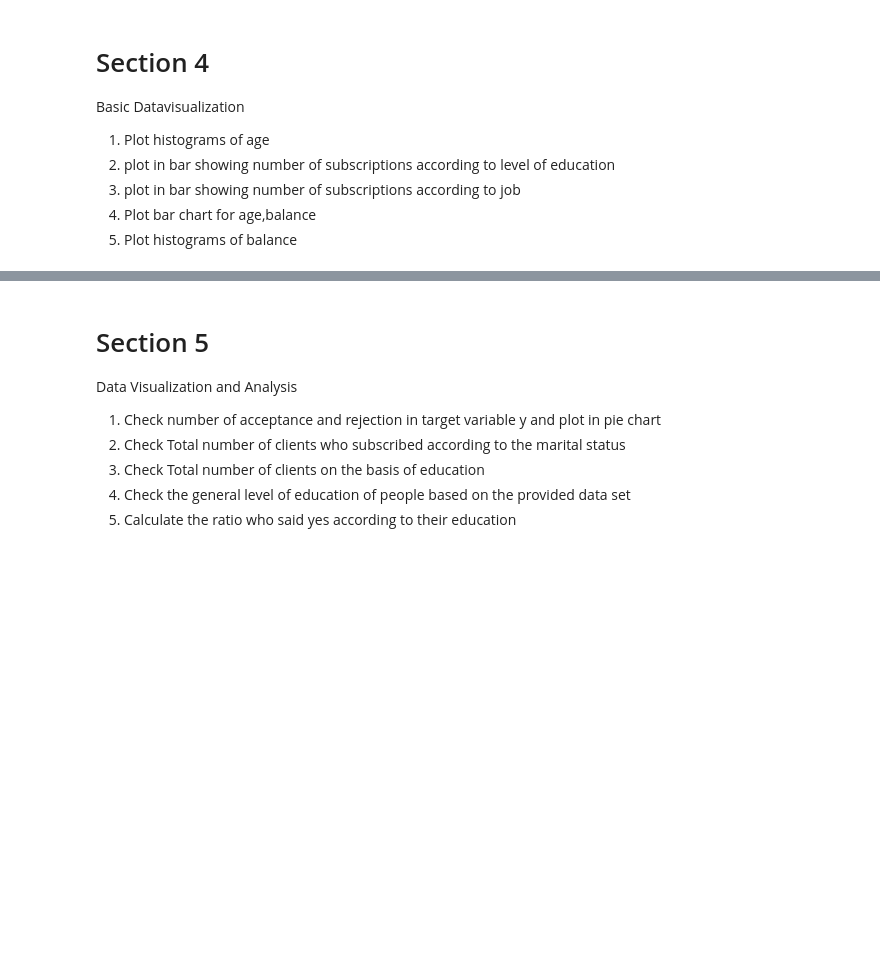
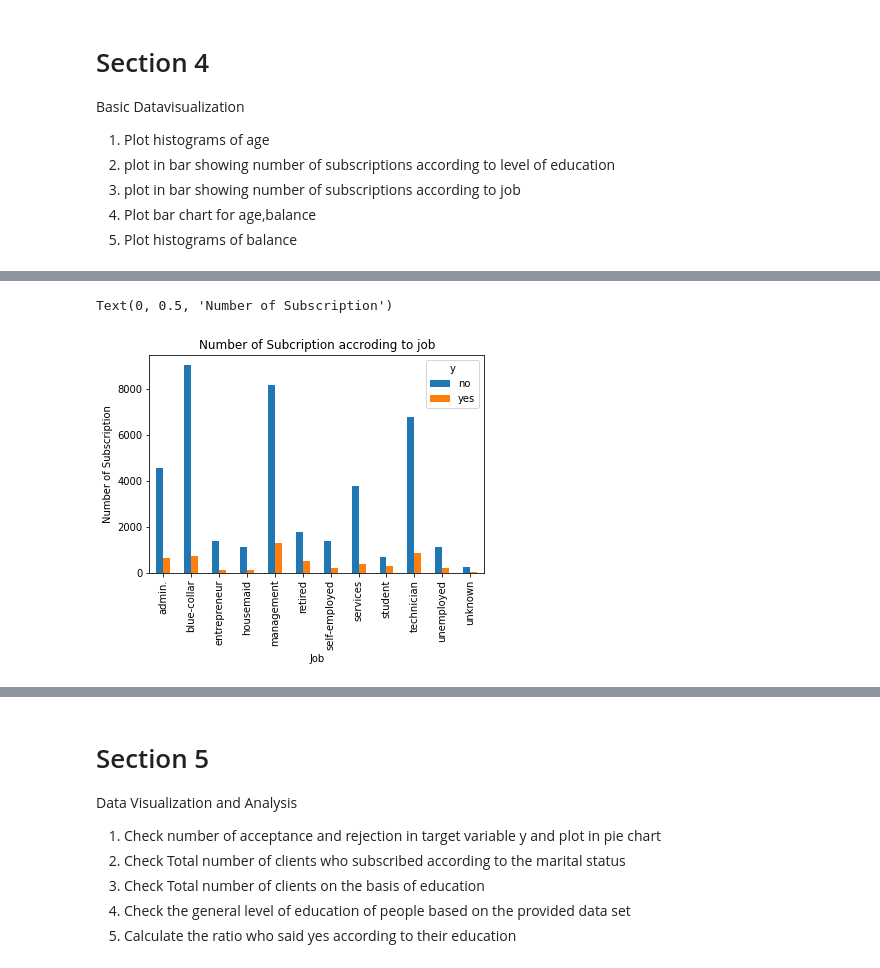
Before and after one commit to R0shish/HCK-WLV-Assignments, a Jupyter notebook: Third Semester/5CS037 - Concepts and Technology of AI/Week 2 - Workshop/22L5W02.ipynb, the cells around one changed output, grey strips where cells are left out. Cells and saved outputs as stored; diff of their text form; code cells hidden in the pictures; blank space fills up the shorter version.

```diff
--- a/Third Semester/5CS037 - Concepts and Technology of AI/Week 2 - Workshop/22L5W02.ipynb
+++ b/Third Semester/5CS037 - Concepts and Technology of AI/Week 2 - Workshop/22L5W02.ipynb
@@ -177,0 +297,9 @@ Basic Datavisualization
+# %%
+# Question 3
+pd.crosstab(df.job, df.y).plot(kind="bar")
+plt.title("Number of Subcription accroding to job")
+plt.xlabel("Job")
+plt.ylabel("Number of Subscription")
+# %% [output]
+Text(0, 0.5, 'Number of Subscription')
+[figure, added]
```
Also changed, not shown: parts of 19 cells of this notebook.
